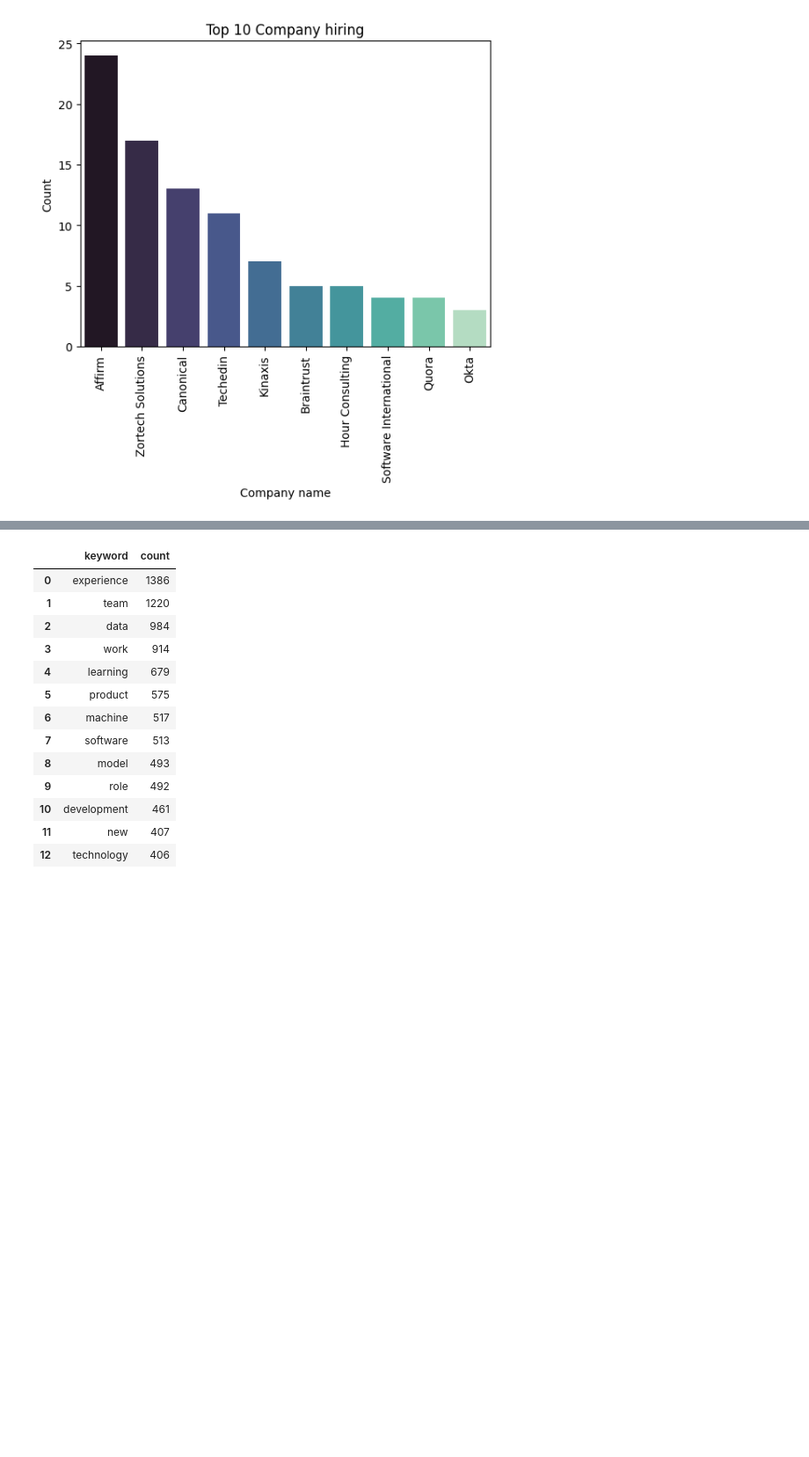
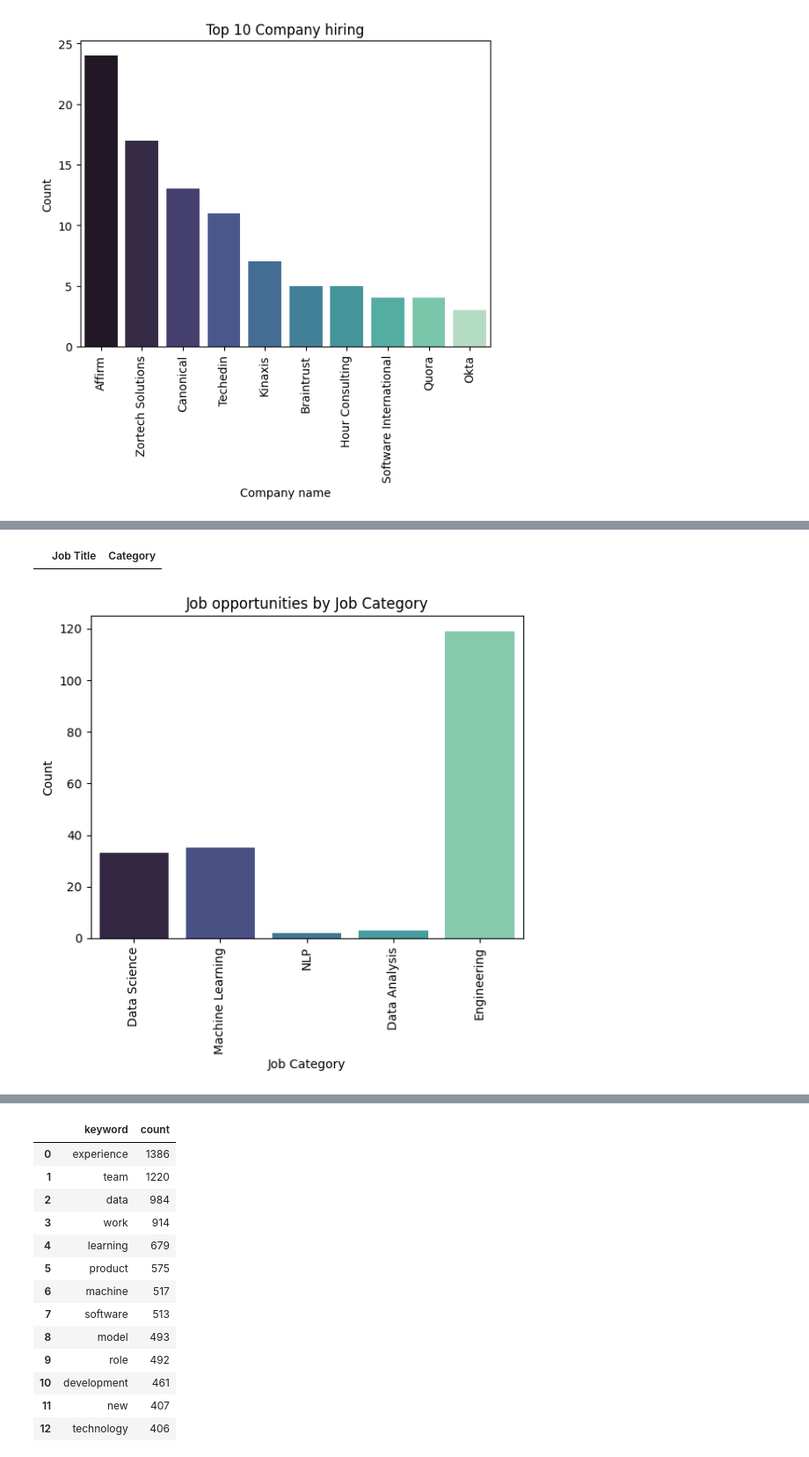
Before and after one commit to DelphineSabatier/data-science-jobs-canada-2024, a Jupyter notebook: EDA.ipynb, the cells around one changed output, grey strips where cells are left out. Shown: that part at 88% size. Cells and saved outputs as stored; diff of their text form; code cells hidden in the pictures; blank space fills up the shorter version.

Commit message:
adding job categories section

```diff
--- a/EDA.ipynb
+++ b/EDA.ipynb
@@ -356,0 +476,14 @@ plt.title("Top 10 Company hiring");
+# %%
+
+# Applying the filter function to each list of tokens in the title_clean column
+data_clean['title_clean'] = data_clean['title_clean'].apply(lambda x: [word for word in x if clean_tokens(word)])
+# %%
+# Remove any duplicates
+def dedupe_list(input_list):
+    output_dict = OrderedDict()
+    for item in input_list:
+        output_dict[item] = None
+    unique_items = output_dict.keys()
+    return list(unique_items)
+# %%
+data_clean['title_clean_cat'] = data_clean['title_clean'].apply(lambda x: dedupe_list(x))
@@ -356,0 +514,30 @@ plt.title("Top 10 Company hiring");
+# %%
+df = pd.DataFrame(list(job_category.items()), columns=['Job Title', 'Category'])
+
+# Get the count of each category
+category_counts = df['Category'].value_counts().reset_index()
+
+# Rename the columns
+category_counts.columns = ['Category', 'Count']
+
+# Put it as a dataframe
+category_counts = pd.DataFrame(category_counts)
+# %%
+# Check Other category does not contain any job title that should have gone to another category
+df[df["Category"]=="Other"]
+# %% [output]
+|  | Job Title | Category |
+# %%
+# Distribution of job by category
+
+# Define order of contract type
+categories_order ="Data Science","Machine Learning","NLP", "Data Analysis","Engineering"
+
+# Visualisation
+sns.barplot(data=category_counts, y="Count", x="Category", order=categories_order, palette="mako")
+plt.xlabel("Job Category")
+plt.xticks(rotation=90)
+plt.ylabel("Count")
+plt.title("Job opportunities by Job Category");
+# %% [output]
+[figure, added]
```
Also changed, not shown: parts of 25 cells of this notebook.
